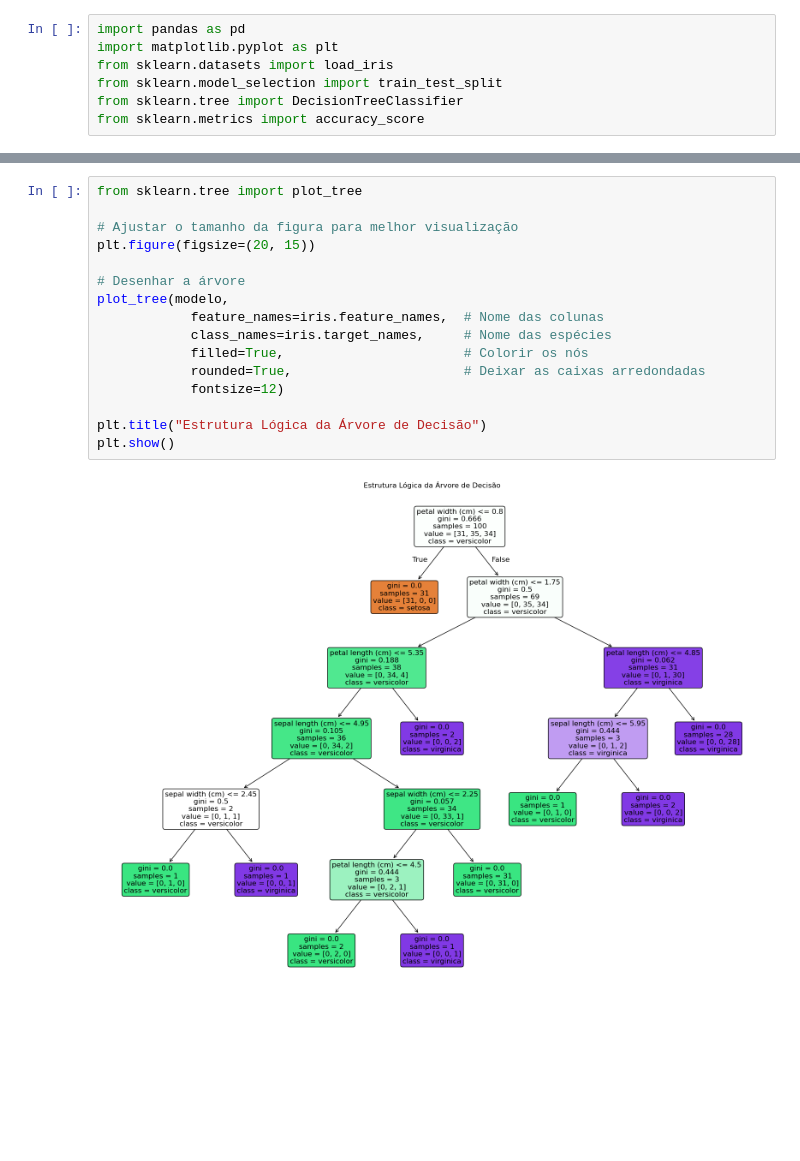
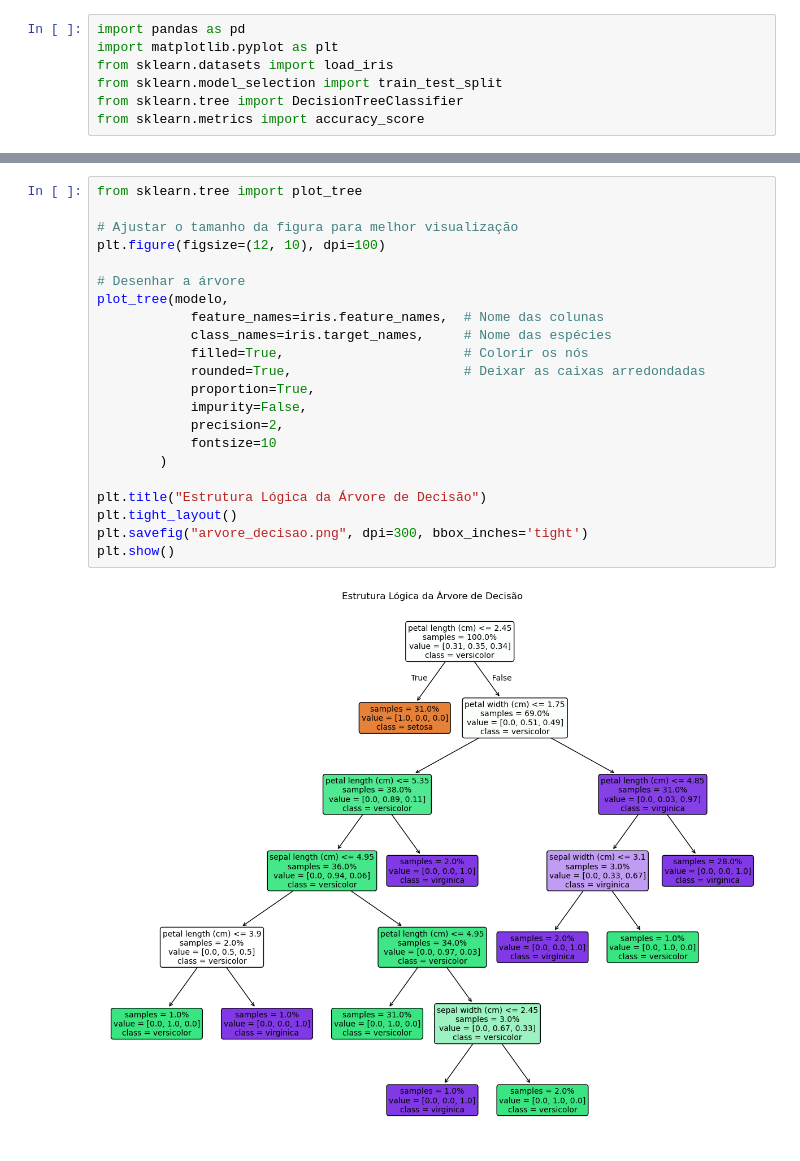
Before and after one commit to rpgouveia/pucpr_data_mining, a Jupyter notebook: iris_decision_tree.ipynb, the cells around one changed output, grey strips where cells are left out. Saved outputs shown, nothing was run; the diff lists cells and outputs as text; blank space fills up the shorter version.

```diff
--- a/iris_decision_tree.ipynb
+++ b/iris_decision_tree.ipynb
@@ -58,21 +58,27 @@ Precisão do modelo: 98.00%
 # %%
 from sklearn.tree import plot_tree
 
 # Ajustar o tamanho da figura para melhor visualização
-plt.figure(figsize=(20, 15))
+plt.figure(figsize=(12, 10), dpi=100)
 
 # Desenhar a árvore
 plot_tree(modelo,
             feature_names=iris.feature_names,  # Nome das colunas
             class_names=iris.target_names,     # Nome das espécies
             filled=True,                       # Colorir os nós
             rounded=True,                      # Deixar as caixas arredondadas
-            fontsize=12)
+            proportion=True,
+            impurity=False,
+            precision=2,
+            fontsize=10
+        )
 
 plt.title("Estrutura Lógica da Árvore de Decisão")
+plt.tight_layout()
+plt.savefig("arvore_decisao.png", dpi=300, bbox_inches='tight')
 plt.show()
 # %% [output]
-[figure, old version]
+[figure, new version]
 # %%
 from sklearn.metrics import confusion_matrix, ConfusionMatrixDisplay
 import matplotlib.pyplot as plt
```
Also changed, not shown: parts of 2 cells of this notebook, 2 other files.
